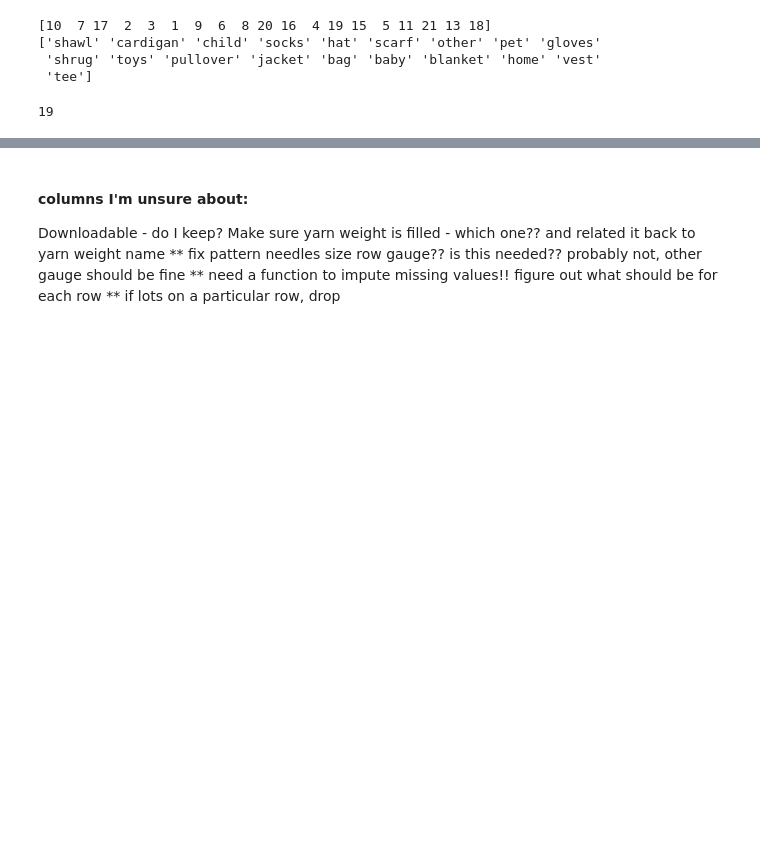
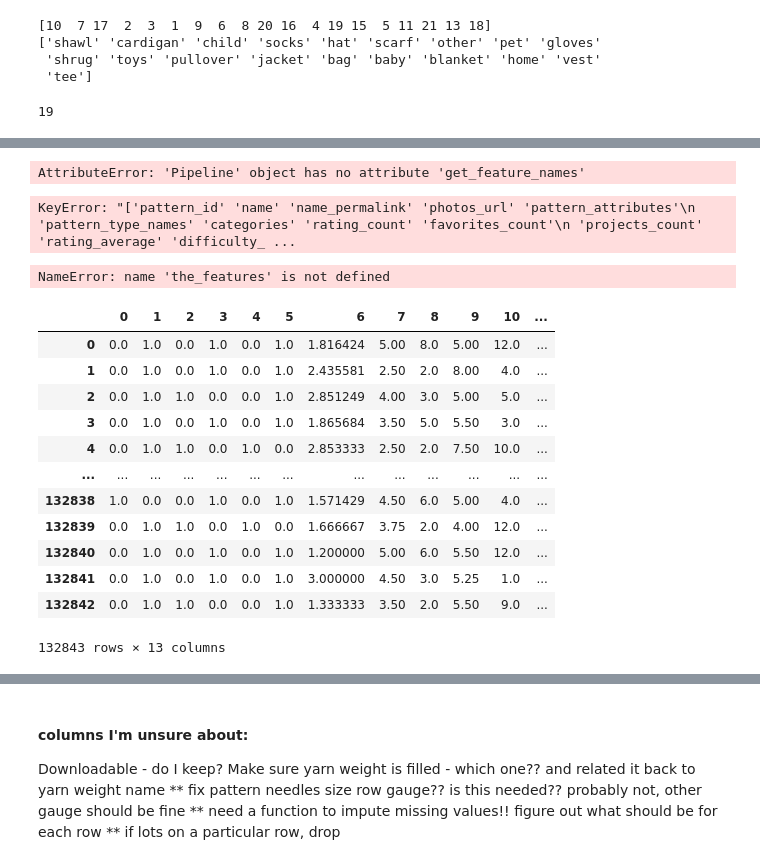
Before and after one commit to LilaKelland/Ravelry-Recommender-Engine, a Jupyter notebook: 1.2-data-processing-patterns.ipynb, the cells around one changed output, grey strips where cells are left out. Drawn from its saved outputs; the diff is of its cells as text; code cells hidden in the pictures; blank space fills up the shorter version.

```diff
--- a/1.2-data-processing-patterns.ipynb
+++ b/1.2-data-processing-patterns.ipynb
@@ -65,0 +571,33 @@ cols_to_transform = ['yarn_weight_description']
+# %%
+features.get_feature_names()
+# %% [output]
+AttributeError: 'Pipeline' object has no attribute 'get_feature_names'
+# %%
+the_features = preprocesing_pipeline.transform(df)
+# %% [output]
+KeyError: "['pattern_id' 'name' 'name_permalink' 'photos_url' 'pattern_attributes'\n 'pattern_type_names' 'categories' 'rating_count' 'favorites_count'\n 'projects_count' 'rating_average' 'difficulty_ ...
+# %%
+transformed_df = pd.DataFrame(the_features, columns=features.get_feature_names())
+transformed_df.head()
+# %% [output]
+NameError: name 'the_features' is not defined
+# %%
+df1 = pd.DataFrame(X)
+df1
+
+# NEED SCALING!!
+# NEED NAMES
+# %% [output]
+|  | 0 | 1 | 2 | 3 | 4 | 5 | 6 | 7 | 8 | 9 | 10 | ... |
+| 0 | 0.0 | 1.0 | 0.0 | 1.0 | 0.0 | 1.0 | 1.816424 | 5.00 | 8.0 | 5.00 | 12.0 | ... |
+| 1 | 0.0 | 1.0 | 0.0 | 1.0 | 0.0 | 1.0 | 2.435581 | 2.50 | 2.0 | 8.00 | 4.0 | ... |
+| 2 | 0.0 | 1.0 | 1.0 | 0.0 | 0.0 | 1.0 | 2.851249 | 4.00 | 3.0 | 5.00 | 5.0 | ... |
+| 3 | 0.0 | 1.0 | 0.0 | 1.0 | 0.0 | 1.0 | 1.865684 | 3.50 | 5.0 | 5.50 | 3.0 | ... |
+| 4 | 0.0 | 1.0 | 1.0 | 0.0 | 1.0 | 0.0 | 2.853333 | 2.50 | 2.0 | 7.50 | 10.0 | ... |
+| ... | ... | ... | ... | ... | ... | ... | ... | ... | ... | ... | ... | ... |
+| 132838 | 1.0 | 0.0 | 0.0 | 1.0 | 0.0 | 1.0 | 1.571429 | 4.50 | 6.0 | 5.00 | 4.0 | ... |
+| 132839 | 0.0 | 1.0 | 1.0 | 0.0 | 1.0 | 0.0 | 1.666667 | 3.75 | 2.0 | 4.00 | 12.0 | ... |
+| 132840 | 0.0 | 1.0 | 0.0 | 1.0 | 0.0 | 1.0 | 1.200000 | 5.00 | 6.0 | 5.50 | 12.0 | ... |
+| 132841 | 0.0 | 1.0 | 0.0 | 1.0 | 0.0 | 1.0 | 3.000000 | 4.50 | 3.0 | 5.25 | 1.0 | ... |
+| 132842 | 0.0 | 1.0 | 1.0 | 0.0 | 0.0 | 1.0 | 1.333333 | 3.50 | 2.0 | 5.50 | 9.0 | ... |
+132843 rows × 13 columns
```
Also changed, not shown: parts of 53 cells of this notebook, 11 other files.
